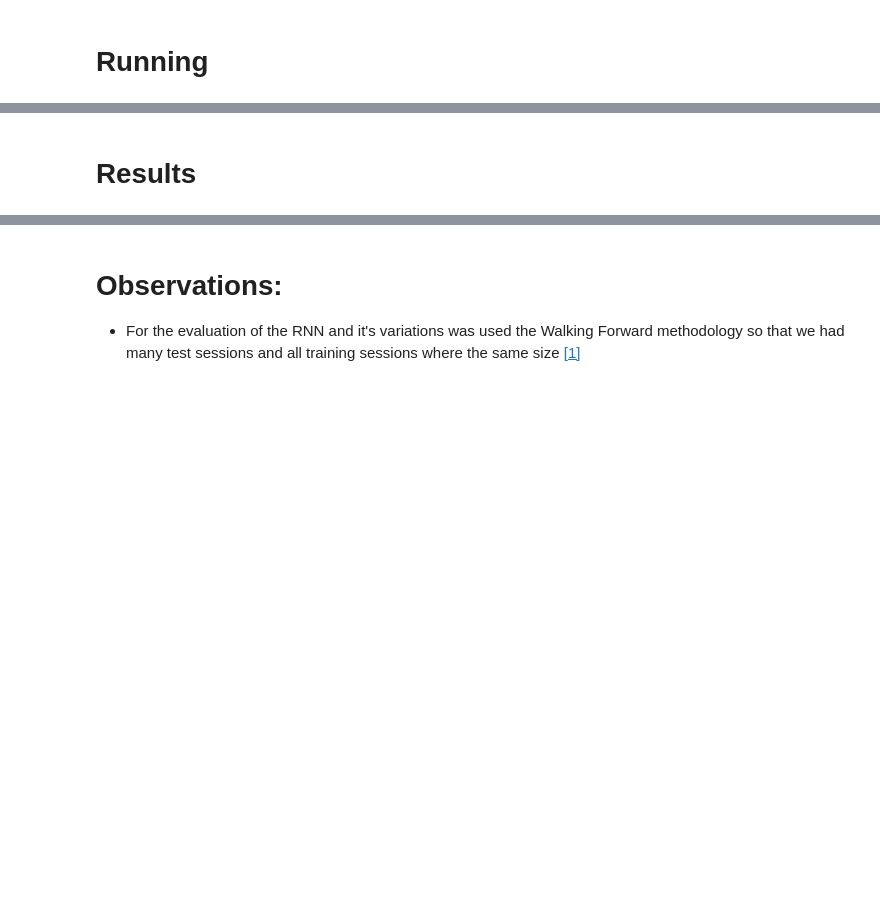
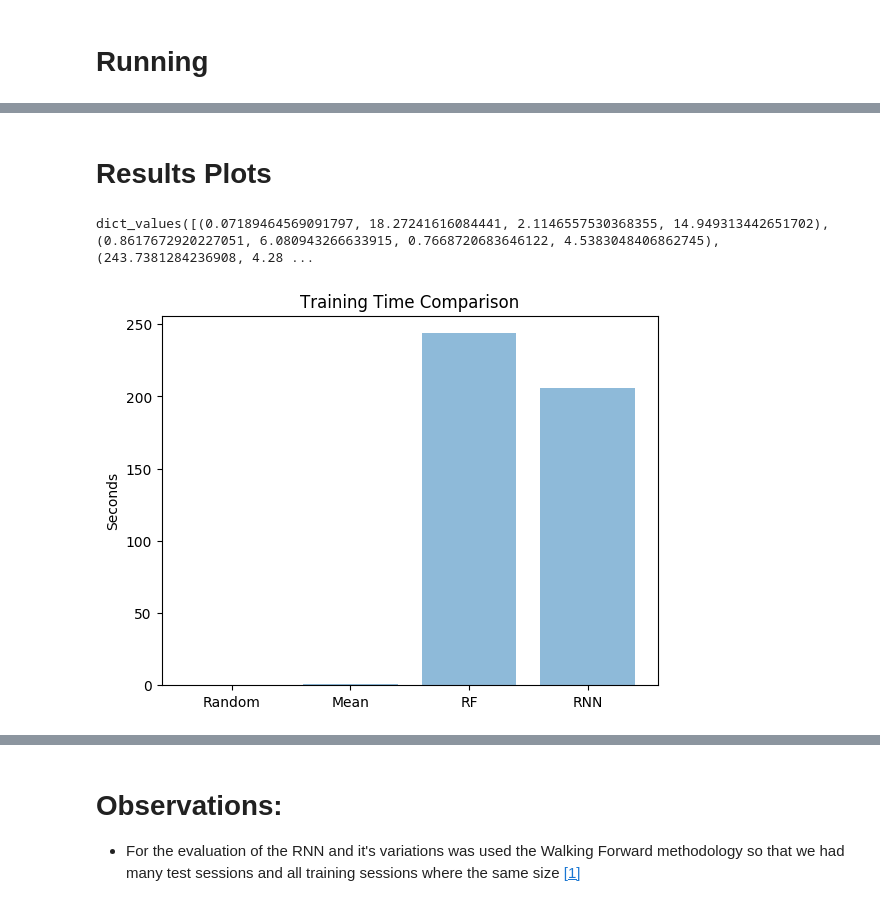
Before and after one commit to claudiosegala/traffic-flow-prediction, a Jupyter notebook: code/tcc.ipynb, the cells around one changed output, grey strips where cells are left out. Drawn from its saved outputs; the diff is of its cells as text; code cells hidden in the pictures; blank space fills up the shorter version.

```diff
--- a/code/tcc.ipynb
+++ b/code/tcc.ipynb
@@ -559,7 +457,7 @@ def rnn (X, Y):
   model.compile(optimizer='adam', loss='mse', metrics = ["accuracy"])
 
   expected, observed, times = [], [], []
-  pointers = split(len(X), 24000, 0.2)
+  pointers = split(len(X), 20000, 0.25)
 
   for i, j, k in pointers:
     start = tm.time()
@@ -585,7 +483,7 @@ def lstm (X, Y):
   model.compile(optimizer='adam', loss='mse', metrics = ["accuracy"])
 
   expected, observed, times = [], [], []
-  pointers = split(len(X), 24000, 0.2)
+  pointers = split(len(X), 20000, 0.25)
 
   for i, j, k in pointers:
     start = tm.time()
@@ -611,7 +509,7 @@ def gru (X, Y):
   model.compile(optimizer='adam', loss='mse', metrics = ["accuracy"])
 
   expected, observed, times = [], [], []
-  pointers = split(len(X), 24000, 0.2)
+  pointers = split(len(X), 20000, 0.25)
 
   for i, j, k in pointers:
     start = tm.time()
@@ -650,2 +604,16 @@ results['GRU'] = gru(X, Y)
+# %%
+def plot_performance_bar(i, y_label, title):
+  models = tuple(results.keys())
+  y_pos = np.arange(len(models))
+  print(results.values())
+  performance = [v[i] for v in results.values()]
+
+  plt.rcdefaults()
+  plt.bar(y_pos, performance, align='center', alpha=0.5)
+  plt.xticks(y_pos, models)
+  plt.ylabel(y_label)
+  plt.title(title)
+
+  plt.show()
 # %% [markdown]
-# Results
+# Results Plots
@@ -666,3 +620,6 @@ def plot_performance(i, y_label, title):
 # %%
-plot_performance(0, 'Seconds', 'Training Time Comparison')
+plot_performance_bar(0, 'Seconds', 'Training Time Comparison')
+# %% [output]
+dict_values([(0.07189464569091797, 18.27241616084441, 2.1146557530368355, 14.949313442651702), (0.8617672920227051, 6.080943266633915, 0.7668720683646122, 4.5383048406862745), (243.7381284236908, 4.28 ...
+[figure, added]
 # %%
```
Also changed, not shown: parts of 27 cells of this notebook.
